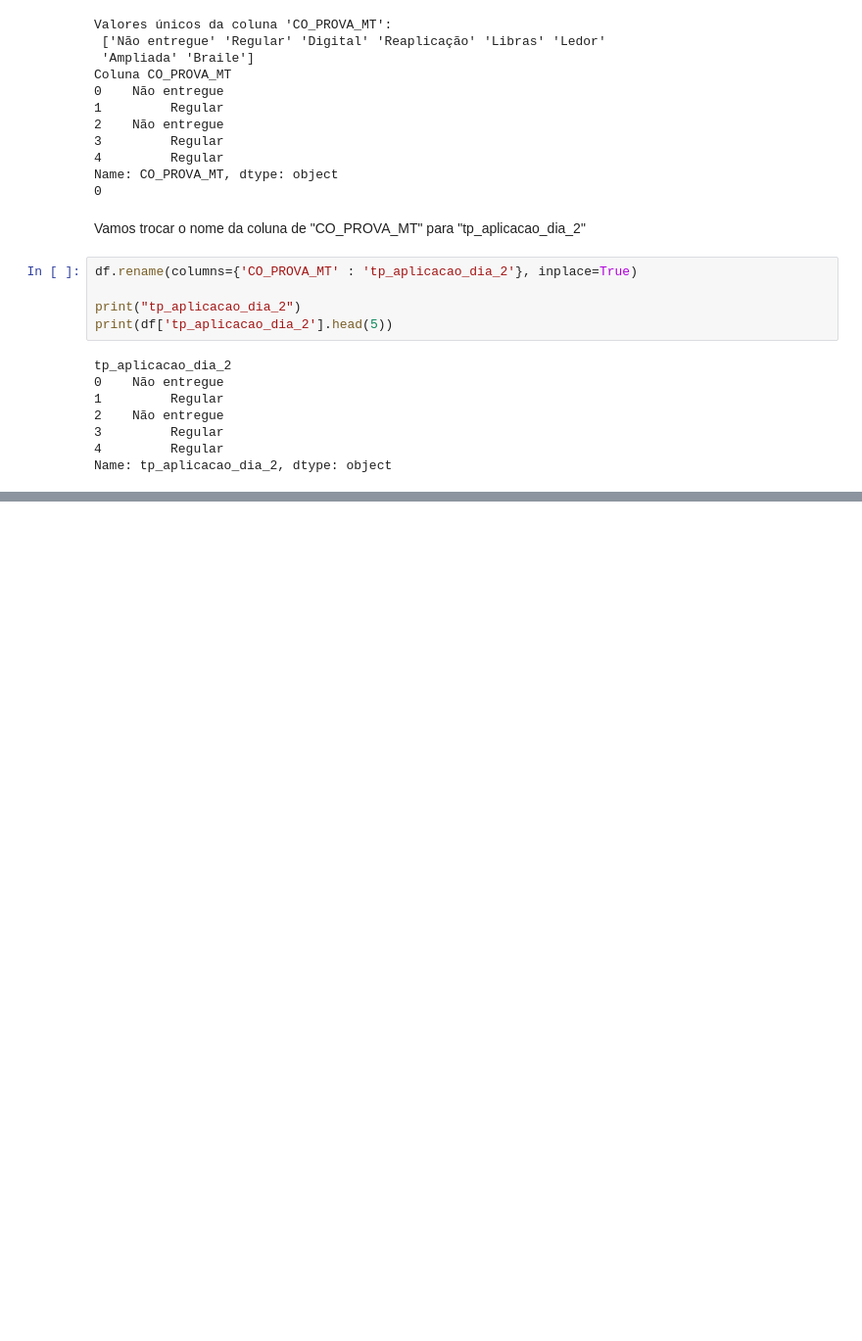
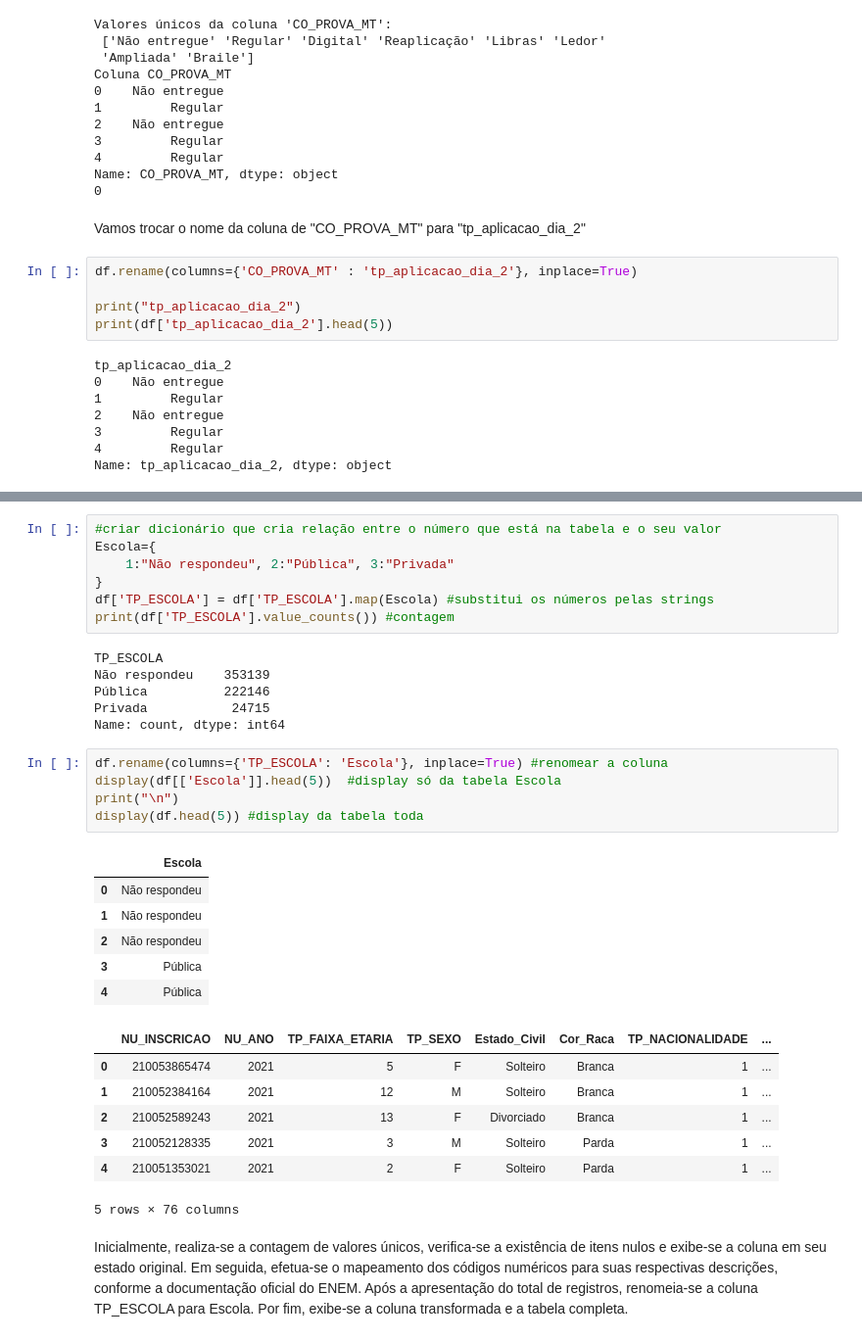
Before and after one commit to alicemaca/projeto_BD_equipe1, a Jupyter notebook: notebooks/ETL.ipynb, the cells around one changed output, grey strips where cells are left out. Shown at 98% size. Saved outputs shown, nothing was run; the diff lists cells and outputs as text; blank space fills up the shorter version.

```diff
--- a/notebooks/ETL.ipynb
+++ b/notebooks/ETL.ipynb
@@ -1025,0 +1148,34 @@ Name: tp_aplicacao_dia_2, dtype: object
+# %%
+#criar dicionário que cria relação entre o número que está na tabela e o seu valor
+Escola={
+    1:"Não respondeu", 2:"Pública", 3:"Privada"
+}
+df['TP_ESCOLA'] = df['TP_ESCOLA'].map(Escola) #substitui os números pelas strings
+print(df['TP_ESCOLA'].value_counts()) #contagem
+# %% [output]
+TP_ESCOLA
+Não respondeu    353139
+Pública          222146
+Privada           24715
+Name: count, dtype: int64
+# %%
+df.rename(columns={'TP_ESCOLA': 'Escola'}, inplace=True) #renomear a coluna
+display(df[['Escola']].head(5))  #display só da tabela Escola
+print("\n")
+display(df.head(5)) #display da tabela toda
+# %% [output]
+|  | Escola |
+| 0 | Não respondeu |
+| 1 | Não respondeu |
+| 2 | Não respondeu |
+| 3 | Pública |
+| 4 | Pública |
+|  | NU_INSCRICAO | NU_ANO | TP_FAIXA_ETARIA | TP_SEXO | Estado_Civil | Cor_Raca | TP_NACIONALIDADE | ... |
+| 0 | 210053865474 | 2021 | 5 | F | Solteiro | Branca | 1 | ... |
+| 1 | 210052384164 | 2021 | 12 | M | Solteiro | Branca | 1 | ... |
+| 2 | 210052589243 | 2021 | 13 | F | Divorciado | Branca | 1 | ... |
+| 3 | 210052128335 | 2021 | 3 | M | Solteiro | Parda | 1 | ... |
+| 4 | 210051353021 | 2021 | 2 | F | Solteiro | Parda | 1 | ... |
+5 rows × 76 columns
+# %% [markdown]
+Inicialmente, realiza-se a contagem de valores únicos, verifica-se a existência de itens nulos e exibe-se a coluna em seu estado original. Em seguida, efetua-se o mapeamento dos códigos numéricos para suas respectivas descrições, conforme a documentação oficial do ENEM. Após a apresentação do total de registros, renomeia-se a coluna TP_ESCOLA para Escola. Por fim, exibe-se a coluna transformada e a tabela completa.
```
Also changed, not shown: parts of 13 cells of this notebook.
